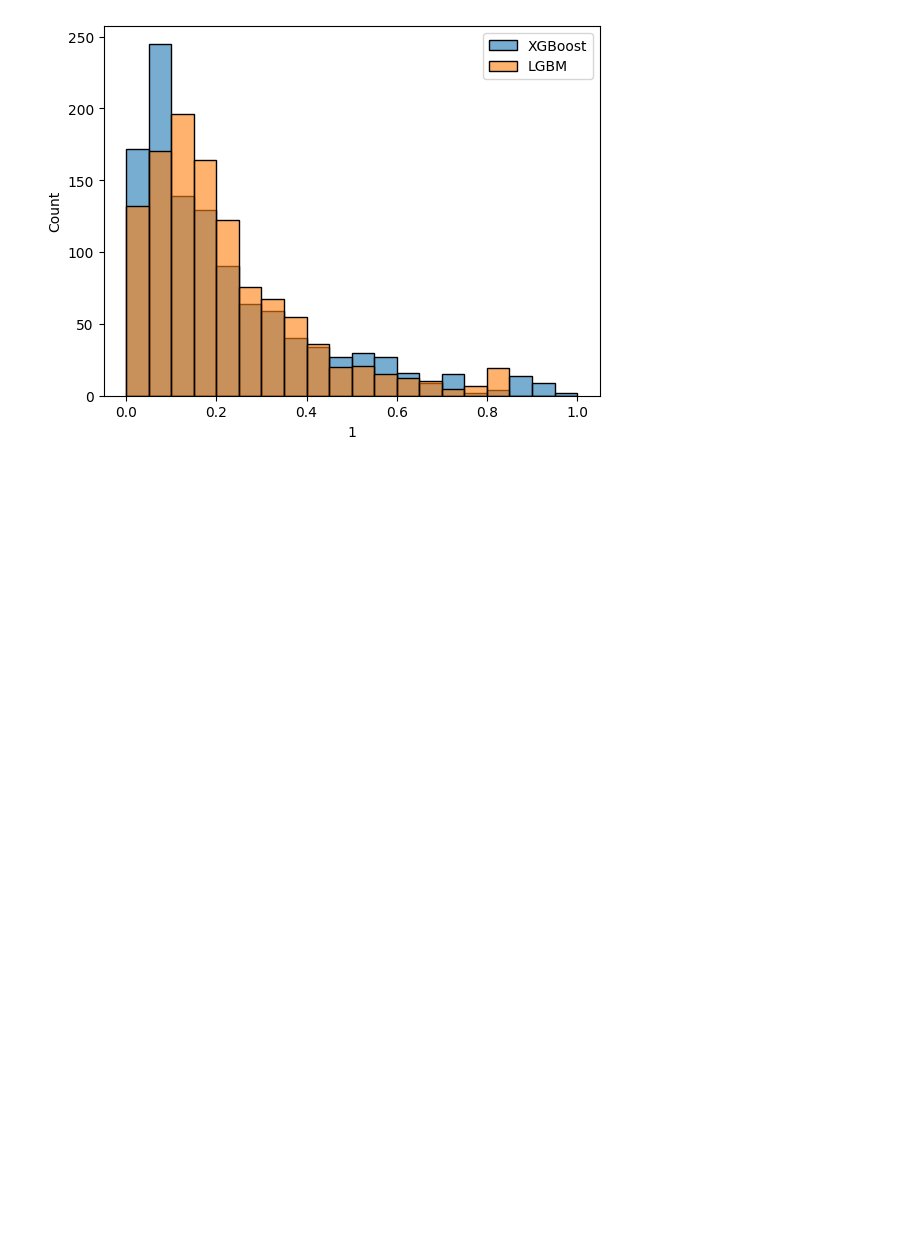
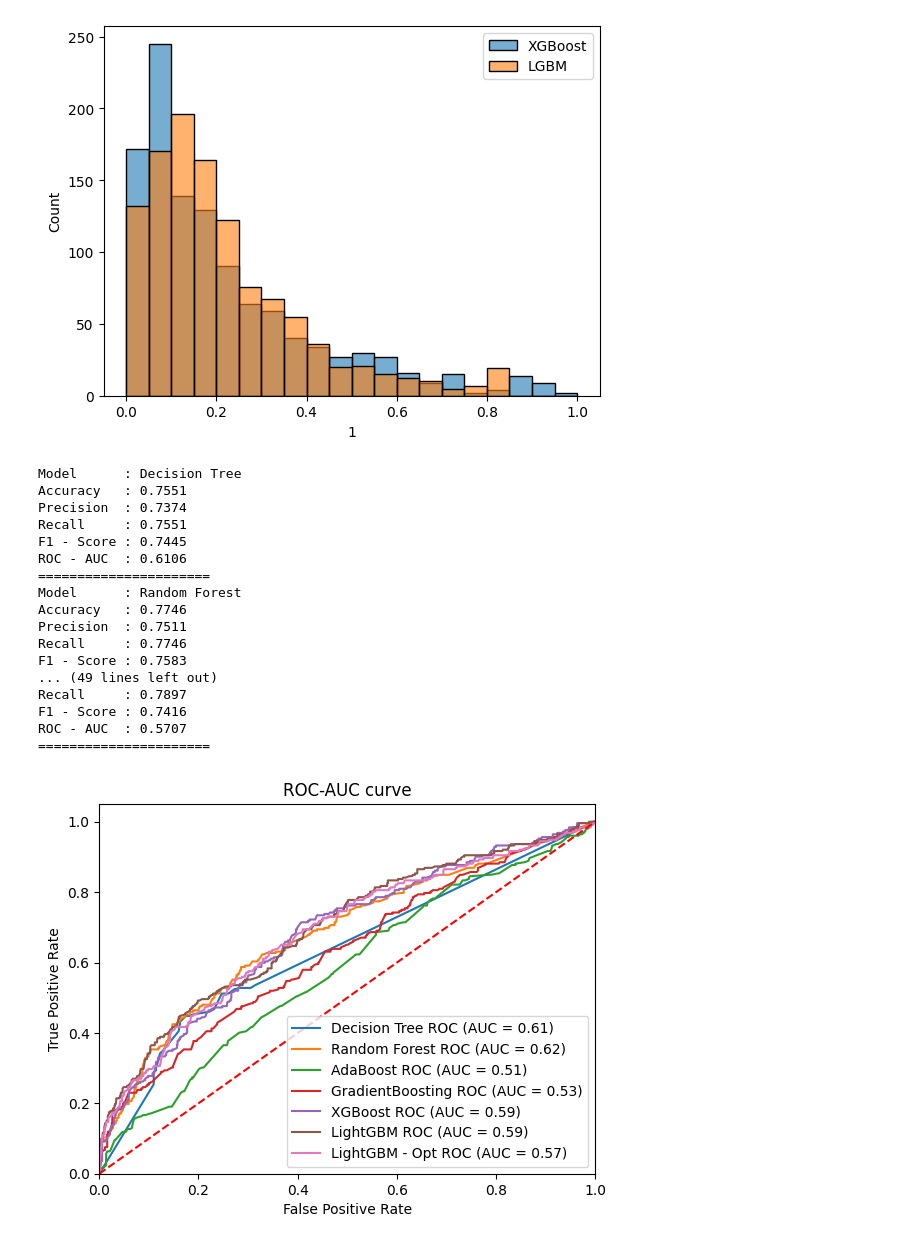
Before and after one commit to jaisson-italo/ds_salary_machine_learning_I, a Jupyter notebook: projeto_ml.ipynb, the cells around one changed output. Saved outputs shown, nothing was run; the diff lists cells and outputs as text; code cells hidden in the pictures; blank space fills up the shorter version.

Commit message:
pipeline_response

```diff
--- a/projeto_ml.ipynb
+++ b/projeto_ml.ipynb
@@ -662,3 +662,65 @@ def test_models_plot_roc_auc_curve(
     plt.legend(loc="lower right")
     plt.show()
     return response
+# %%
+from lightgbm.sklearn import LGBMClassifier
+
+random_seed = 42
+
+list_models = [
+  {
+      "model_name": "Decision Tree",
+      "estimator": DecisionTreeClassifier(random_state=random_seed)
+  },
+  {
+      "model_name": "Random Forest",
+      "estimator": RandomForestClassifier(random_state=random_seed)
+  },
+  {
+      "model_name": "AdaBoost",
+      "estimator": AdaBoostClassifier(random_state=random_seed)
+  },
+  {
+      "model_name": "GradientBoosting",
+      "estimator": GradientBoostingClassifier(random_state=random_seed)
+  },
+  {
+      "model_name": "XGBoost",
+      "estimator": XGBClassifier(random_state=random_seed)
+  },
+  {
+      "model_name": "LightGBM",
+      "estimator": lgb.LGBMClassifier(random_state=random_seed)
+  },
+  {
+      "model_name": "LightGBM - Opt",
+      "estimator": lgb.LGBMClassifier(random_state=random_seed, num_leaves=17, min_child_samples= 10)
+  }
+]
+# %%
+pipeline_response = test_models_plot_roc_auc_curve(
+    list_models,
+    X_train,
+    X_test,
+    y_train,
+    y_test
+)
+# %% [output]
+Model      : Decision Tree
+Accuracy   : 0.7551
+Precision  : 0.7374
+Recall     : 0.7551
+F1 - Score : 0.7445
+ROC - AUC  : 0.6106
+======================
+Model      : Random Forest
+Accuracy   : 0.7746
+Precision  : 0.7511
+Recall     : 0.7746
+F1 - Score : 0.7583
+... (49 lines left out)
+Recall     : 0.7897
+F1 - Score : 0.7416
+ROC - AUC  : 0.5707
+======================
+[figure, added]
```
